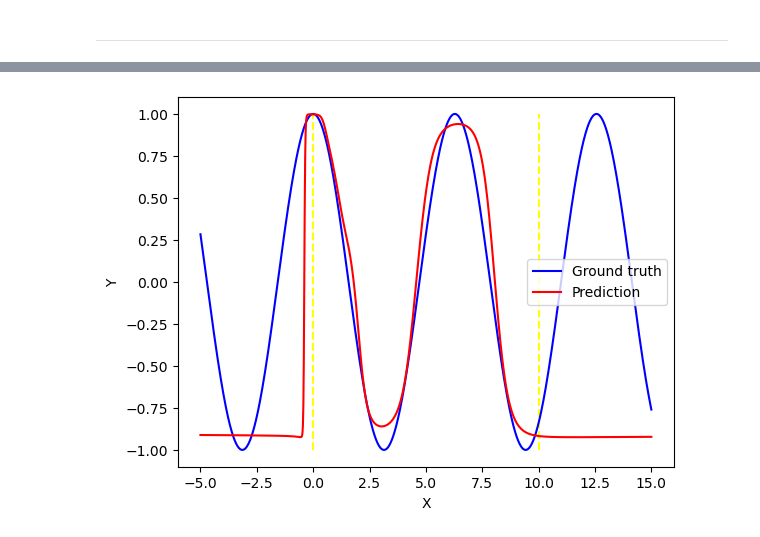
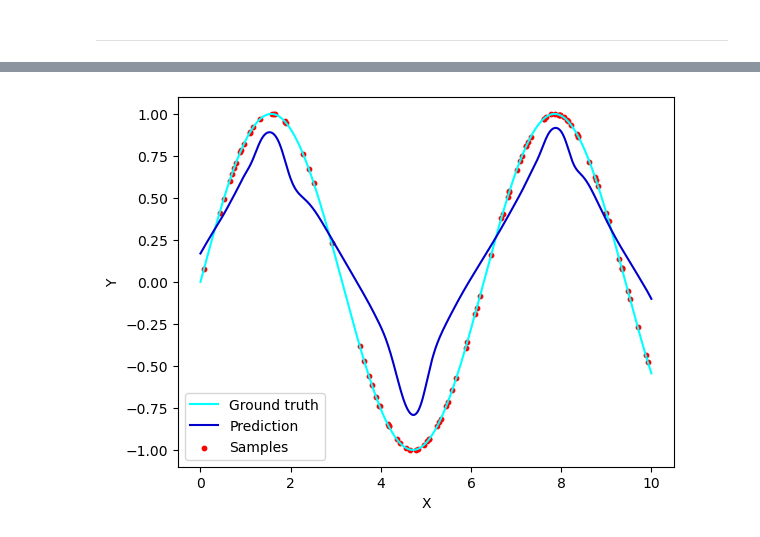
Before and after one commit to DQBO1998/SKNN, a Jupyter notebook: Proof-of-concept.ipynb, the cells around one changed output, grey strips where cells are left out. Drawn from its saved outputs; the diff is of its cells as text; code cells hidden in the pictures.

```diff
--- a/Proof-of-concept.ipynb
+++ b/Proof-of-concept.ipynb
@@ -124,4 +167,5 @@ class DatasetWrapper(Dataset):
 # %%
 # Domain and function
 x_min = 0.; x_max = 10.; resolution = 1000
-fn = lambda x: th.cos(x)
+X_domain = th.linspace(x_min, x_max, resolution).view(-1, 1)
+fn = lambda x: th.sin(x)
@@ -133,7 +174,7 @@ X_domain = th.linspace(x_min, x_max, resolution).view(-1, 1)
 ----
 # %%
 # Support dataset
-X_support, Y_support = generate_data(fn, 50, x_min, x_max)
+X_support, Y_support = generate_data(fn, 100, x_min, x_max)
 # %% [markdown]
 ----
 # %% [markdown]
@@ -188,0 +198,2 @@ predictor = lambda X: snn(X,
+# %%
+soft_nn = SoftNN(encoder, support=(X_support, Y_support), similarity=similarity, normalizer=normalize)
@@ -195,0 +225,4 @@ Epoch [100], Loss: 0.004827
+# %%
+soft_nn.train(mode=True)
+bootstrap(soft_nn, (X_training, Y_training), 0.5, Rprop(encoder.parameters()), F.mse_loss, 1000)
+soft_nn.train(mode=False);
@@ -196,15 +231,22 @@ Epoch [100], Loss: 0.004827
 # %% [markdown]
 ----
 # %%
-X = th.linspace(x_min - 5, x_max + 5, resolution).view(-1, 1)
+# Select dataset to use as support.
+#X_data, Y_data = (X_support, Y_support)
+X_data, Y_data = (X_training, Y_training)
+soft_nn.support = (X_data, Y_data)
+# Sample ground truth.
+X = th.linspace(x_min, x_max, resolution).view(-1, 1)
 Y = fn(X)
-Y_pred = predictor(X).detach()
-plt.vlines([x_min, x_max], ymin=Y.view(-1).min(), ymax=Y.view(-1).max(), color='yellow', linestyle='--')
-plt.plot(X.view(-1), Y.view(-1), color='blue', label='Ground truth')
-plt.plot(X.view(-1), Y_pred.view(-1), color='red', label='Prediction')
+# Sample predictions.
+Y_pred = soft_nn(X).detach()
+# Plot everything.
+plt.plot(X.view(-1), Y.view(-1), color='cyan', label='Ground truth')
+plt.plot(X.view(-1), Y_pred.view(-1), color='mediumblue', label='Prediction')
+plt.scatter(X_data.view(-1), Y_data.view(-1), label='Samples', color='red', s=10)
 plt.xlabel('X')
 plt.ylabel('Y')
 plt.legend()
-print('Loss: %.6f' % F.mse_loss(Y.view(-1), Y_pred))
+print('Loss: %.6f' % F.mse_loss(Y_pred, Y))
 plt.show()
 # %% [output]
@@ -212 +254 @@ Loss: 0.602142
-[figure, old version]
+[figure, new version]
```
Also changed, not shown: parts of 28 cells of this notebook.
